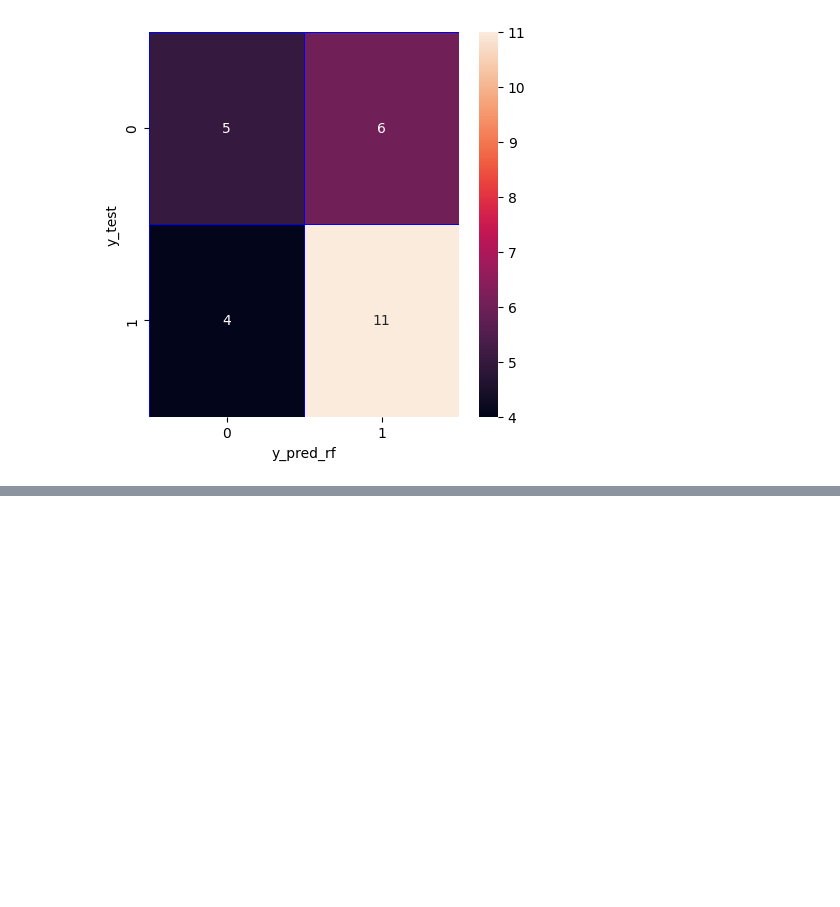
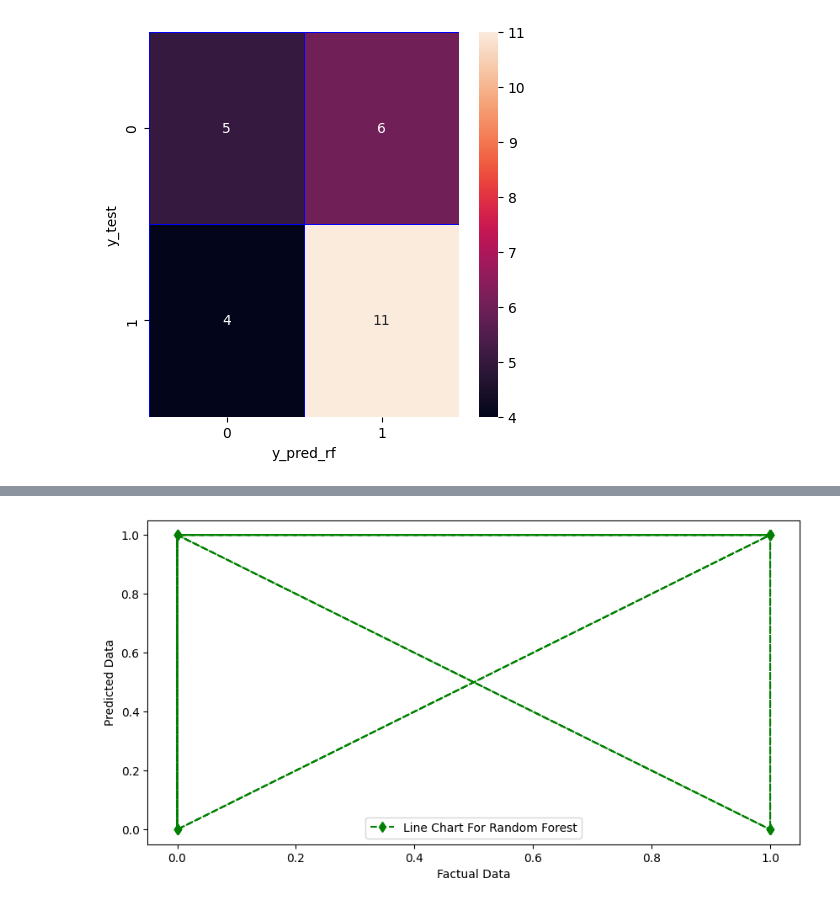
Before and after one commit to Tzelginia/kuis2, a Jupyter notebook: kuis2.ipynb, the cells around one changed output, grey strips where cells are left out. Cells and saved outputs as stored; diff of their text form; code cells hidden in the pictures; blank space fills up the shorter version.

```diff
--- a/kuis2.ipynb
+++ b/kuis2.ipynb
@@ -460,0 +476,11 @@ Hasil evaluasi: 0.7176470588235294
+# %%
+# Visualisasi line chart untuk random forest
+#Line Chart
+plt.figure(figsize=(10,5))
+plt.plot(y_test, y_pred_rf,'g--d')
+plt.legend(['Line Chart For Random Forest'])
+plt.xlabel("Factual Data")
+plt.ylabel("Predicted Data")
+plt.show()
+# %% [output]
+[figure, added]
```
Also changed, not shown: parts of 14 cells of this notebook.
